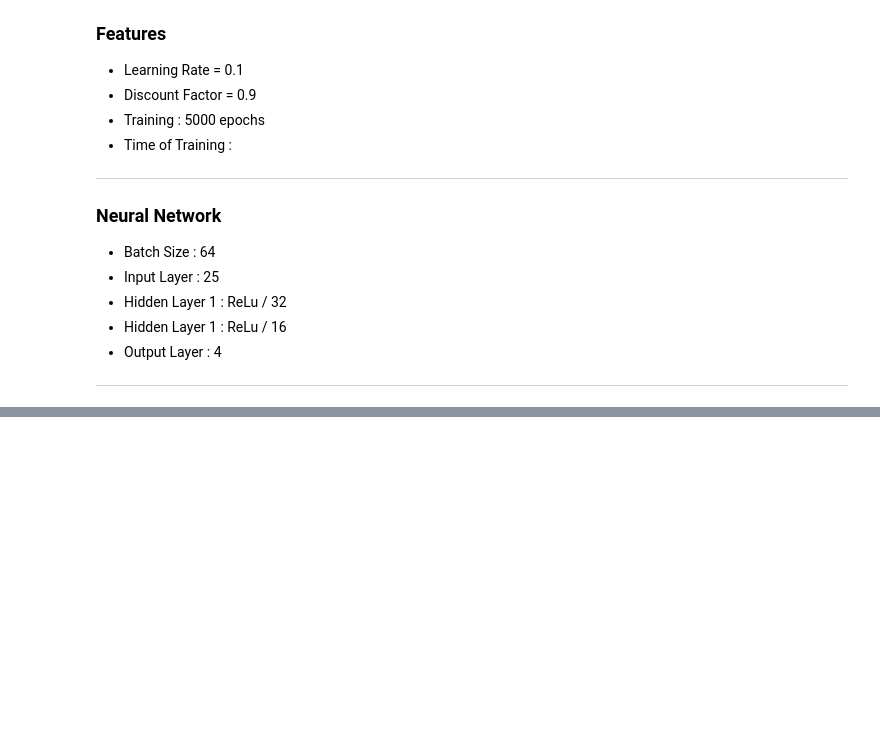
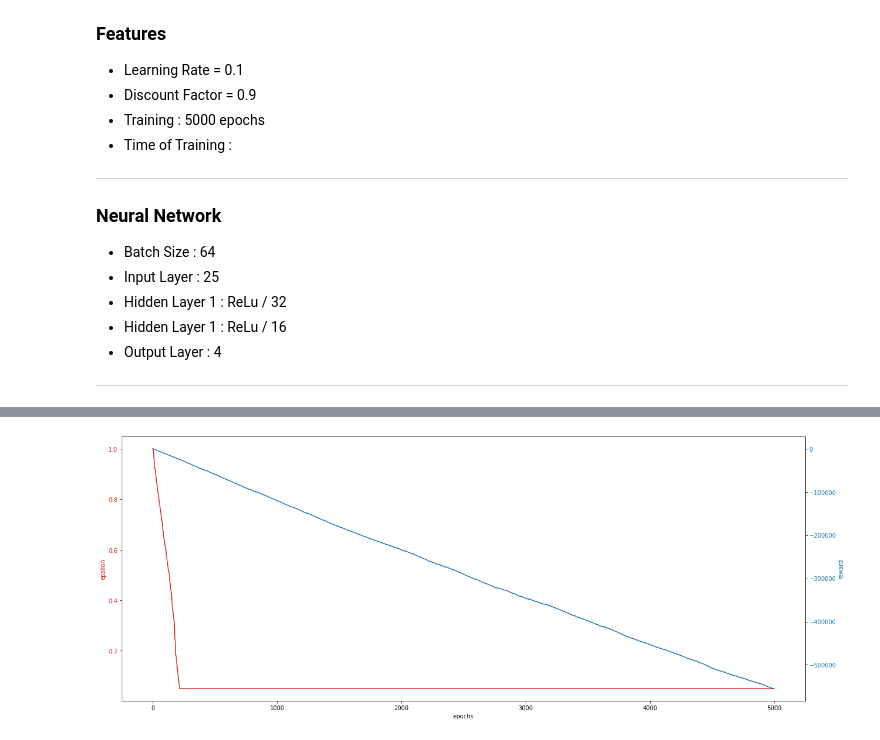
Before and after one commit to numaresplandy/SnAIke, a Jupyter notebook: test.ipynb, the cells around one changed output, grey strips where cells are left out. Drawn from its saved outputs; the diff is of its cells as text; code cells hidden in the pictures; blank space fills up the shorter version.

```diff
--- a/test.ipynb
+++ b/test.ipynb
@@ -600,0 +609,4 @@ plot_eps_reward_cum(path1)
+# %%
+plot_eps_reward_cum(path1)
+# %% [output]
+[figure, added]
```
Also changed, not shown: parts of 7 cells of this notebook, 8 other files.
